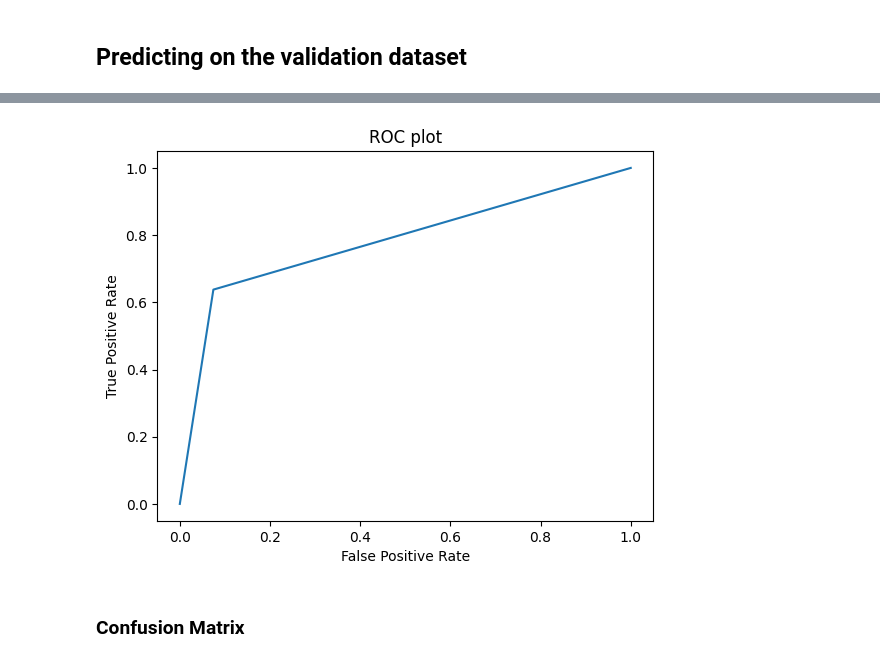
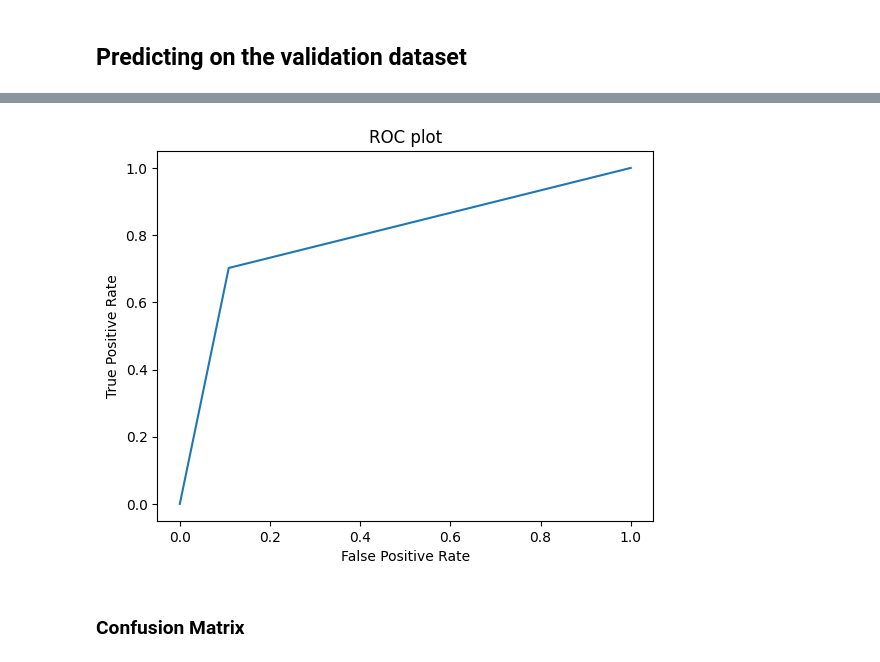
Before and after one commit to relew/NLP, a Jupyter notebook: Disaster_detection/NLP_first.ipynb, the cells around one changed output, grey strips where cells are left out. Cells and saved outputs as stored; diff of their text form; code cells hidden in the pictures.

```diff
--- a/Disaster_detection/NLP_first.ipynb
+++ b/Disaster_detection/NLP_first.ipynb
@@ -461,10 +438,10 @@ train_x, test_x, train_y, test_y = train_test_split(X, Y, test_size = 0.15, shuf
 model = tf.keras.Sequential()
 model.add(tf.keras.Input(shape=512))
 model.add(tf.keras.layers.Dense(units=256, activation='relu',  kernel_regularizer='l2'))
-model.add(tf.keras.layers.Dropout(0.5))
+model.add(tf.keras.layers.Dropout(rate = 0.5))
 model.add(tf.keras.layers.BatchNormalization())
 model.add(tf.keras.layers.Dense(units=128, activation='relu',  kernel_regularizer='l2'))
-model.add(tf.keras.layers.Dropout(rate = .5))
+model.add(tf.keras.layers.Dropout(0.5))
 model.add(tf.keras.layers.Dense(units=64, activation='relu',  kernel_regularizer='l2'))
 model.add(tf.keras.layers.Dropout(0.5))
 model.add(tf.keras.layers.BatchNormalization())
@@ -478,5 +455,5 @@ model.compile(optimizer = tf.keras.optimizers.Adam(learning_rate = 0.001),
 #callback
 callback = tf.keras.callbacks.EarlyStopping(monitor='val_loss', patience=3, restore_best_weights=True)
 # %%
-model.fit(train_x , train_y, epochs=50, batch_size=10, validation_split=0.3, shuffle=False, callbacks=[callback])
+model.fit(train_x , train_y, epochs=30, batch_size=10, validation_split=0.3, shuffle=False, callbacks=[callback])
 # %% [output]
@@ -552,0 +529,8 @@ pred  = pred >.75
+# %%
+pred = model.predict(val_x)
+
+for threshold in [0.5,0.55,0.6,0.65,0.7,0.75]:
+    predicted  = pred > threshold
+    print (threshold,
+           round(accuracy_score(val_y, predicted)*100),
+           round(recall_score(val_y, predicted, average='macro')*100))
@@ -553,13 +545,14 @@ pred  = pred >.75
+# %%
+val_pred  = pred > 0.55
 # %%
-from sklearn.metrics import roc_curve, accuracy_score, confusion_matrix, ConfusionMatrixDisplay
-fpr, tpr, _ = roc_curve(test_y, pred , pos_label=1)
+fpr, tpr, _ = roc_curve(val_y, val_pred , pos_label=1)
 plt.plot(fpr,tpr)
 plt.title("ROC plot")
 plt.ylabel('True Positive Rate')
 plt.xlabel('False Positive Rate')
 plt.show()
 # %% [output]
-[figure, old version]
+[figure, new version]
 # %% [markdown]
 ### Confusion Matrix
 # %%
```
Also changed, not shown: parts of 34 cells of this notebook, 10 other files.
